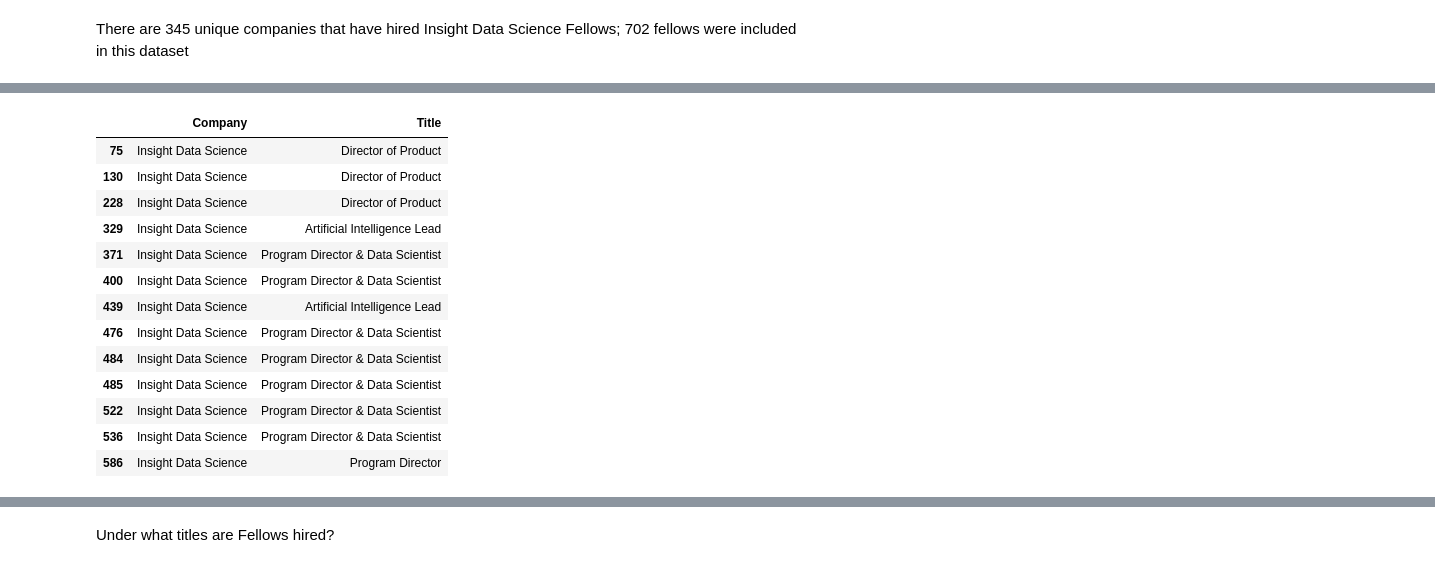
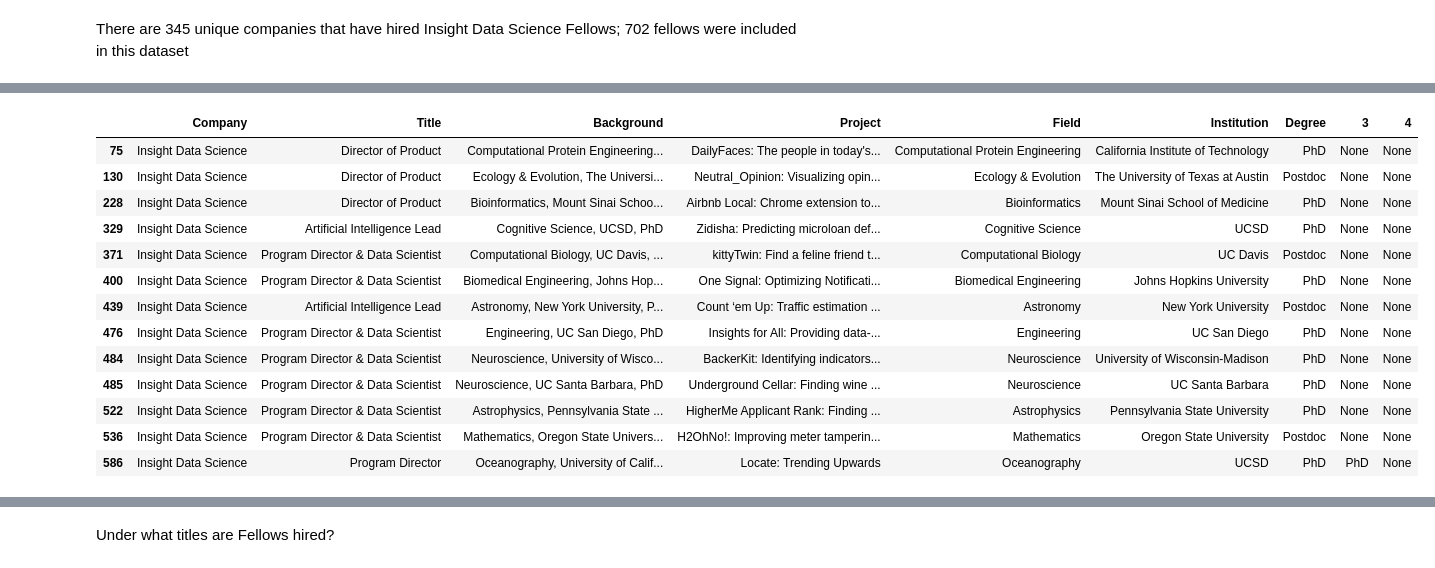
Before and after one commit to CheLena/InsightDataSci, a Jupyter notebook: Insight_Data_Science_Project.ipynb, the cells around one changed output, grey strips where cells are left out. Cells and saved outputs as stored; diff of their text form; code cells hidden in the pictures.

```diff
--- a/Insight_Data_Science_Project.ipynb
+++ b/Insight_Data_Science_Project.ipynb
@@ -447,0 +440,3 @@ Insight Data Science: 11
+# %%
+f = fellows.join(fellows['Background'].str.split(',', expand=True).rename(columns={0:'Field', 1:'Institution',2:'Degree'}))
+f[:5]
@@ -447,0 +613,4 @@ Insight Data Science: 11
+# %%
+# Now strip spaces from and examine Degree column
+f.Degree = f['Degree'].str.strip()
+collections.Counter(f.Degree)
@@ -447,0 +641,8 @@ Insight Data Science: 11
+# %%
+# Recode one row
+f.at[100, 'Field'] = 'Civil Engineering, Geophysics'
+f.at[100, 'Institution'] = 'Caltech'
+# No degree or status listed for this Fellow
+
+#Find rows with null Degree
+f.loc[f['Degree'].isnull()]
@@ -447,0 +762,3 @@ Insight Data Science: 11
+# %%
+f.Institution = f['Institution'].str.strip()
+collections.Counter(f.Institution).most_common(10)
@@ -501,17 +815,17 @@ df_2[:10]
 # %%
-df_2[df_2.Company == 'Insight Data Science']
+f[f.Company == 'Insight Data Science']
 # %% [output]
-|  | Company | Title |
-| 75 | Insight Data Science | Director of Product |
-| 130 | Insight Data Science | Director of Product |
-| 228 | Insight Data Science | Director of Product |
-| 329 | Insight Data Science | Artificial Intelligence Lead |
-| 371 | Insight Data Science | Program Director & Data Scientist |
-| 400 | Insight Data Science | Program Director & Data Scientist |
-| 439 | Insight Data Science | Artificial Intelligence Lead |
-| 476 | Insight Data Science | Program Director & Data Scientist |
-| 484 | Insight Data Science | Program Director & Data Scientist |
-| 485 | Insight Data Science | Program Director & Data Scientist |
-| 522 | Insight Data Science | Program Director & Data Scientist |
-| 536 | Insight Data Science | Program Director & Data Scientist |
-| 586 | Insight Data Science | Program Director |
+|  | Company | Title | Background | Project | Field | Institution | Degree | 3 | 4 |
+| 75 | Insight Data Science | Director of Product | Computational Protein Engineering... | DailyFaces: The people in today's... | Computational Protein Engineering | California Institute of Technology | PhD | None | None |
+| 130 | Insight Data Science | Director of Product | Ecology & Evolution, The Universi... | Neutral_Opinion: Visualizing opin... | Ecology & Evolution | The University of Texas at Austin | Postdoc | None | None |
+| 228 | Insight Data Science | Director of Product | Bioinformatics, Mount Sinai Schoo... | Airbnb Local: Chrome extension to... | Bioinformatics | Mount Sinai School of Medicine | PhD | None | None |
+| 329 | Insight Data Science | Artificial Intelligence Lead | Cognitive Science, UCSD, PhD | Zidisha: Predicting microloan def... | Cognitive Science | UCSD | PhD | None | None |
+| 371 | Insight Data Science | Program Director & Data Scientist | Computational Biology, UC Davis, ... | kittyTwin: Find a feline friend t... | Computational Biology | UC Davis | Postdoc | None | None |
+| 400 | Insight Data Science | Program Director & Data Scientist | Biomedical Engineering, Johns Hop... | One Signal: Optimizing Notificati... | Biomedical Engineering | Johns Hopkins University | PhD | None | None |
+| 439 | Insight Data Science | Artificial Intelligence Lead | Astronomy, New York University, P... | Count ‘em Up: Traffic estimation ... | Astronomy | New York University | Postdoc | None | None |
+| 476 | Insight Data Science | Program Director & Data Scientist | Engineering, UC San Diego, PhD | Insights for All: Providing data-... | Engineering | UC San Diego | PhD | None | None |
+| 484 | Insight Data Science | Program Director & Data Scientist | Neuroscience, University of Wisco... | BackerKit: Identifying indicators... | Neuroscience | University of Wisconsin-Madison | PhD | None | None |
+| 485 | Insight Data Science | Program Director & Data Scientist | Neuroscience, UC Santa Barbara, PhD | Underground Cellar: Finding wine ... | Neuroscience | UC Santa Barbara | PhD | None | None |
+| 522 | Insight Data Science | Program Director & Data Scientist | Astrophysics, Pennsylvania State ... | HigherMe Applicant Rank: Finding ... | Astrophysics | Pennsylvania State University | PhD | None | None |
+| 536 | Insight Data Science | Program Director & Data Scientist | Mathematics, Oregon State Univers... | H2OhNo!: Improving meter tamperin... | Mathematics | Oregon State University | Postdoc | None | None |
+| 586 | Insight Data Science | Program Director | Oceanography, University of Calif... | Locate: Trending Upwards | Oceanography | UCSD | PhD | PhD | None |
```
Also changed, not shown: parts of 72 cells of this notebook.
